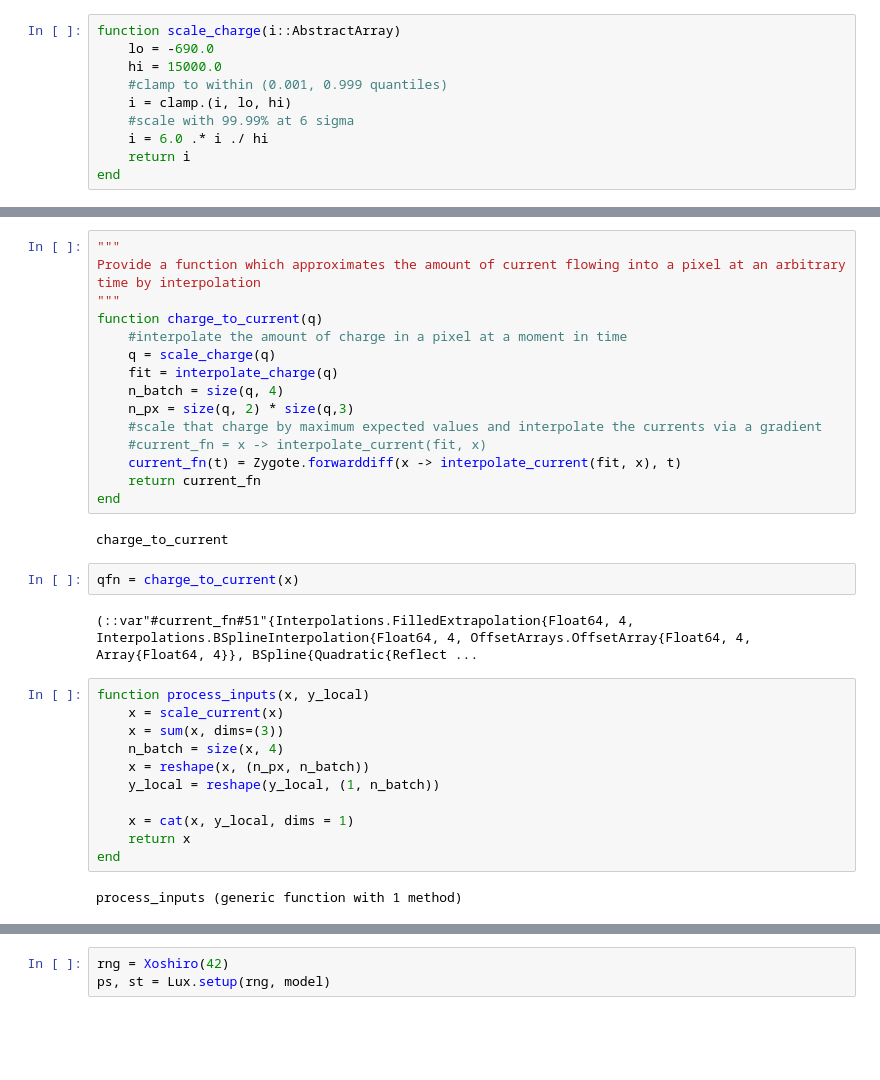
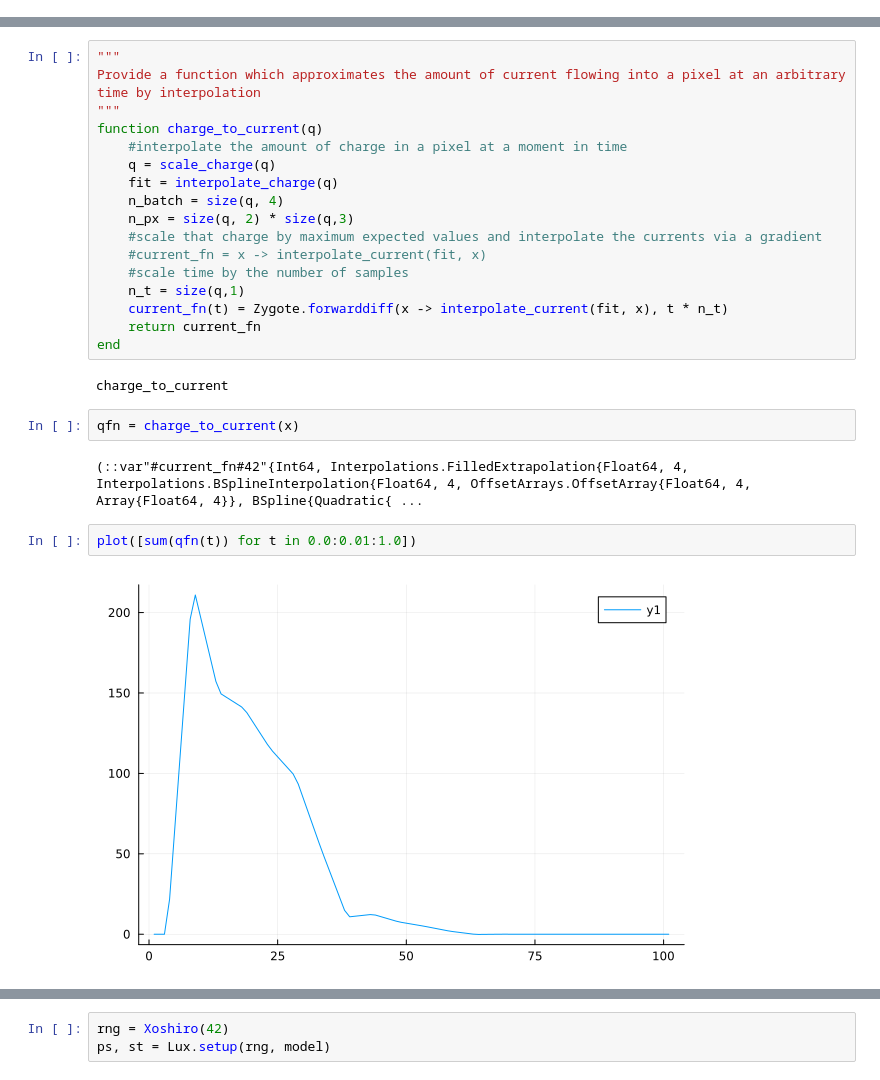
Before and after one commit to wilkieolin/phasor_julia, a Jupyter notebook: cluster_classification osc.ipynb, the cells around one changed output, grey strips where cells are left out. Cells and saved outputs as stored; diff of their text form; blank space fills up the shorter version.

```diff
--- a/cluster_classification osc.ipynb
+++ b/cluster_classification osc.ipynb
@@ -100,12 +102,2 @@ n_in = n_px + 1
 # %% [markdown]
 # Set up the model
-# %%
-function scale_charge(i::AbstractArray)
-    lo = -690.0
-    hi = 15000.0
-    #clamp to within (0.001, 0.999 quantiles)
-    i = clamp.(i, lo, hi)
-    #scale with 99.99% at 6 sigma
-    i = 6.0 .* i ./ hi
-    return i
-end
@@ -123,7 +113,9 @@ function charge_to_current(q)
     n_px = size(q, 2) * size(q,3)
     #scale that charge by maximum expected values and interpolate the currents via a gradient
     #current_fn = x -> interpolate_current(fit, x)
-    current_fn(t) = Zygote.forwarddiff(x -> interpolate_current(fit, x), t)
+    #scale time by the number of samples
+    n_t = size(q,1)
+    current_fn(t) = Zygote.forwarddiff(x -> interpolate_current(fit, x), t * n_t)
     return current_fn
 end
 # %% [output]
@@ -131,17 +123,8 @@ charge_to_current
 # %%
 qfn = charge_to_current(x)
 # %% [output]
-(::var"#current_fn#51"{Interpolations.FilledExtrapolation{Float64, 4, Interpolations.BSplineInterpolation{Float64, 4, OffsetArrays.OffsetArray{Float64, 4, Array{Float64, 4}}, BSpline{Quadratic{Reflect ...
+(::var"#current_fn#42"{Int64, Interpolations.FilledExtrapolation{Float64, 4, Interpolations.BSplineInterpolation{Float64, 4, OffsetArrays.OffsetArray{Float64, 4, Array{Float64, 4}}, BSpline{Quadratic{ ...
-# %%
-function process_inputs(x, y_local)
-    x = scale_current(x)
-    x = sum(x, dims=(3))
-    n_batch = size(x, 4)
-    x = reshape(x, (n_px, n_batch))
-    y_local = reshape(y_local, (1, n_batch))
-
-    x = cat(x, y_local, dims = 1)
-    return x
-end
-# %% [output]
-process_inputs (generic function with 1 method)
+# %%
+plot([sum(qfn(t)) for t in 0.0:0.01:1.0])
+# %% [output]
+[figure, added]
```
Also changed, not shown: parts of 8 cells of this notebook, 1 other file.
